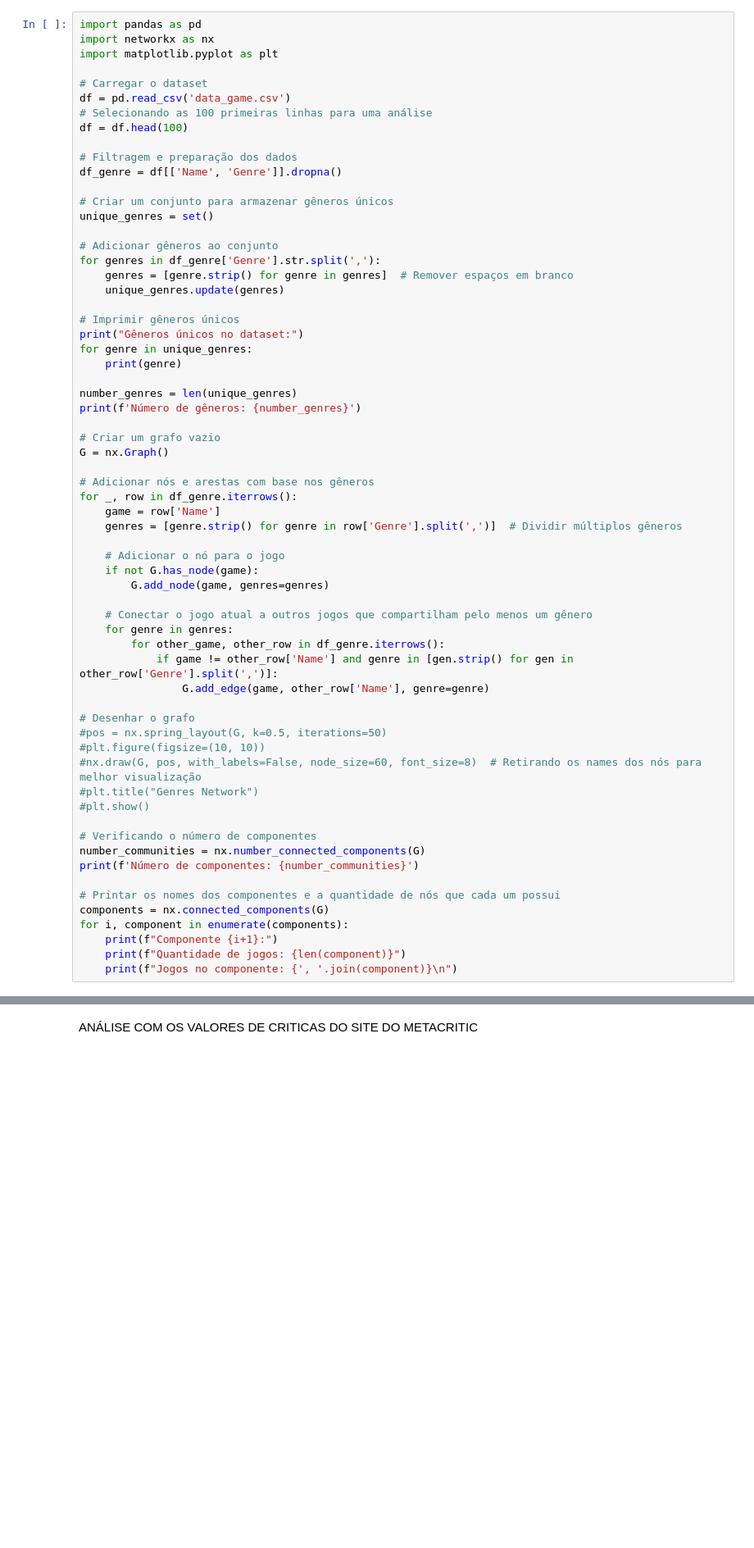
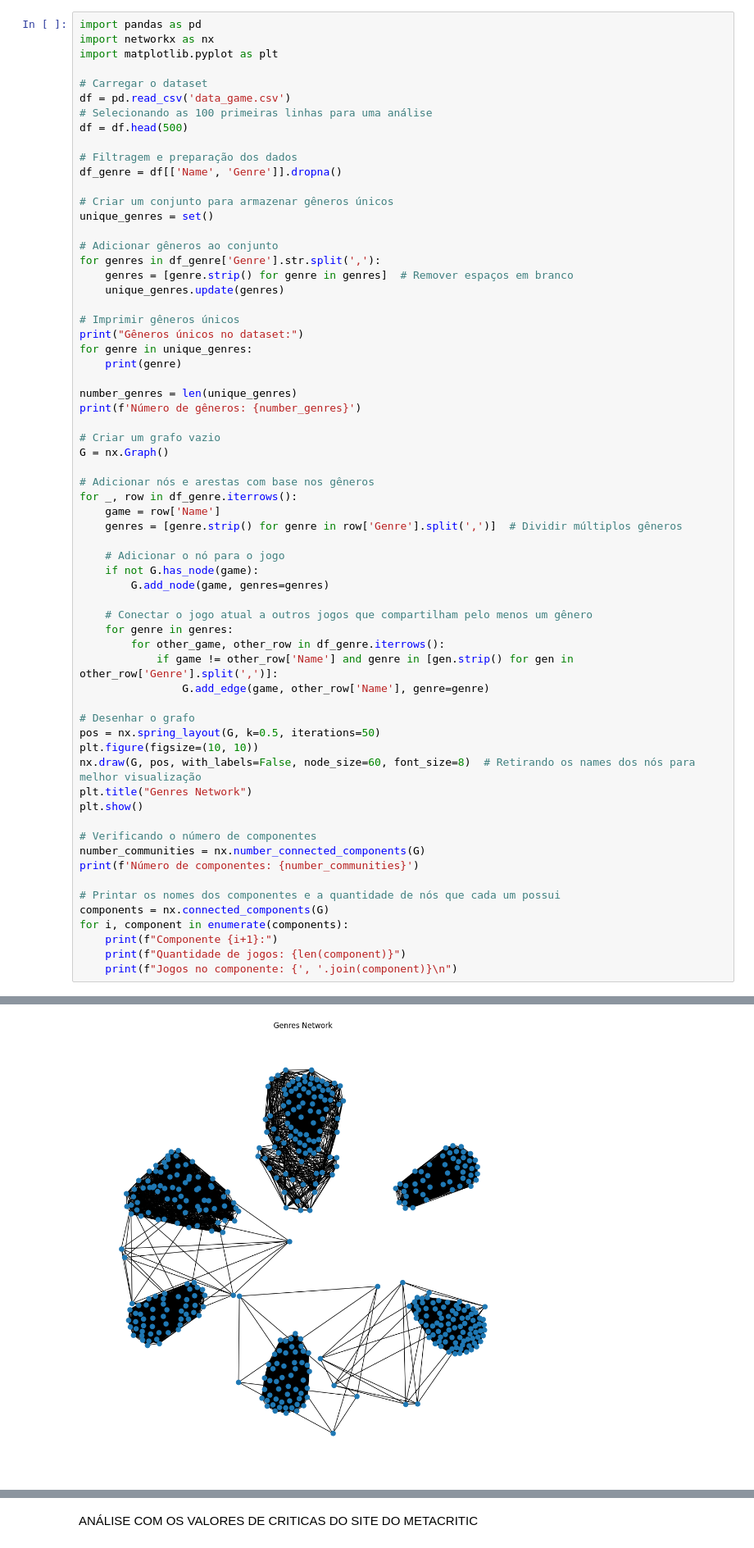
Before and after one commit to PedroMachad02/Redes-Complexas, a Jupyter notebook: Análise de Redes/Final Project/video_game.ipynb, the cells around one changed output, grey strips where cells are left out. Shown at 82% size. Saved outputs shown, nothing was run; the diff lists cells and outputs as text; blank space fills up the shorter version.

```diff
--- a/Análise de Redes/Final Project/video_game.ipynb
+++ b/Análise de Redes/Final Project/video_game.ipynb
@@ -102,7 +102,7 @@ import matplotlib.pyplot as plt
 # Carregar o dataset
 df = pd.read_csv('data_game.csv')
 # Selecionando as 100 primeiras linhas para uma análise
-df = df.head(100)
+df = df.head(500)
 
 # Filtragem e preparação dos dados
 df_genre = df[['Name', 'Genre']].dropna()
@@ -142,11 +142,11 @@ for _, row in df_genre.iterrows():
                 G.add_edge(game, other_row['Name'], genre=genre)
 
 # Desenhar o grafo
-#pos = nx.spring_layout(G, k=0.5, iterations=50)
-#plt.figure(figsize=(10, 10))
-#nx.draw(G, pos, with_labels=False, node_size=60, font_size=8)  # Retirando os names dos nós para melhor visualização
-#plt.title("Genres Network")
-#plt.show()
+pos = nx.spring_layout(G, k=0.5, iterations=50)
+plt.figure(figsize=(10, 10))
+nx.draw(G, pos, with_labels=False, node_size=60, font_size=8)  # Retirando os names dos nós para melhor visualização
+plt.title("Genres Network")
+plt.show()
 
 # Verificando o número de componentes
 number_communities = nx.number_connected_components(G)
@@ -178,0 +176 @@ Jogos no componente: Super Mario Land 2: 6 Golden Coins
+[figure, added]
```
Also changed, not shown: parts of 16 cells of this notebook, 2 other files.
